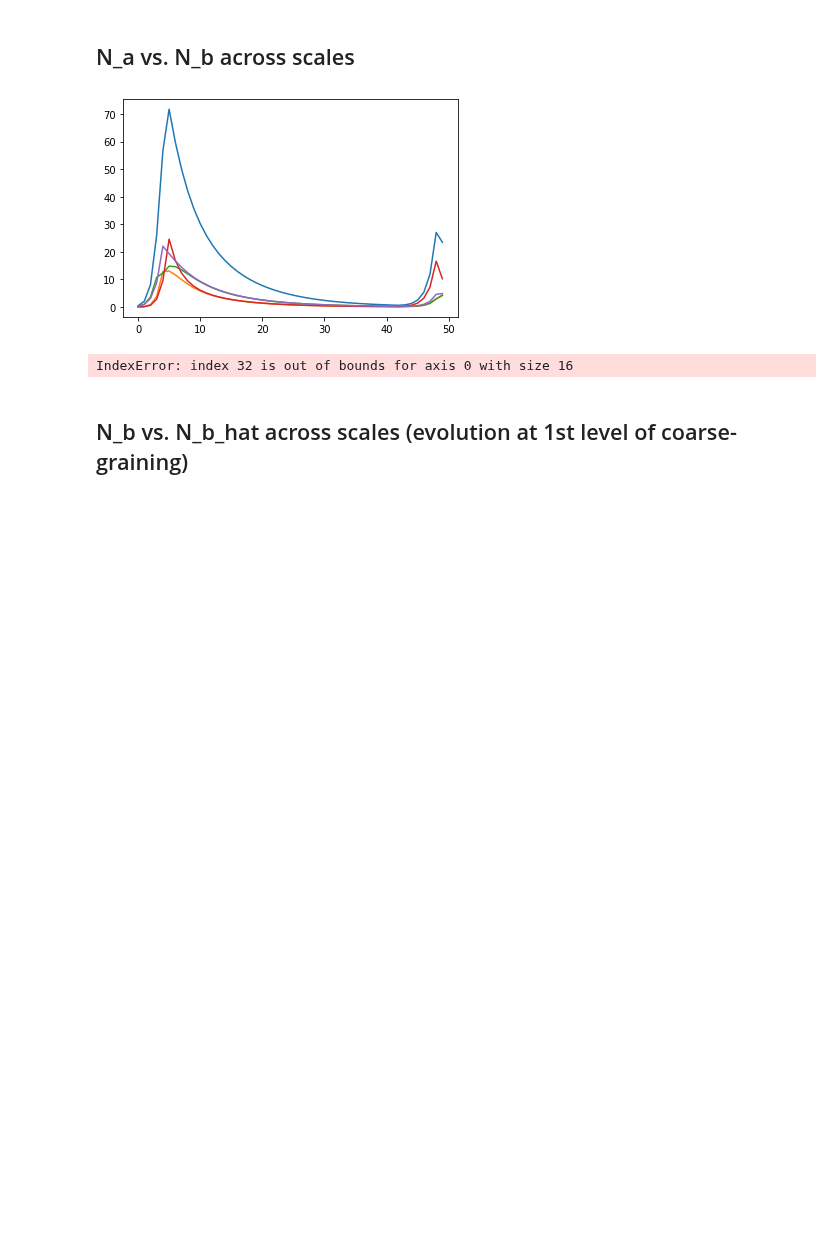
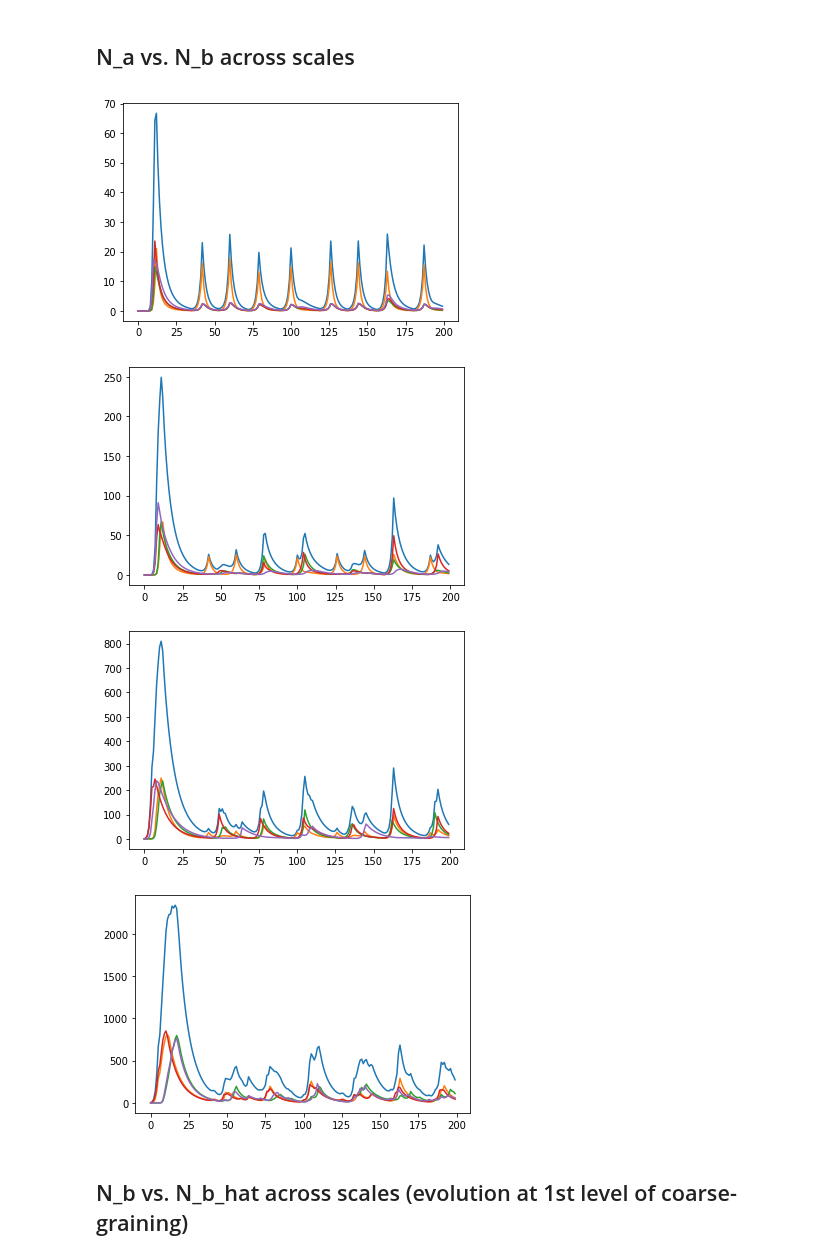
Before and after one commit to blakeelias/multi_scale_pandemic, a Jupyter notebook: viz_lock_down_10_0.1.ipynb, the cells around one changed output. Saved outputs shown, nothing was run; the diff lists cells and outputs as text; code cells hidden in the pictures; blank space fills up the shorter version.

Commit message:
Allow stochasticity

```diff
--- a/viz_lock_down_10_0.1.ipynb
+++ b/viz_lock_down_10_0.1.ipynb
@@ -32,10 +32,11 @@ results = evaluation.evaluate(
     projection_method=projections.Projections().sub_matrix_eigenvector,
     g_bas=g_bas,
     N_a_0=N_a,
-    num_steps=50,
+    num_steps=200,
     lock_down_threshold=10,
     re_open_threshold=0.1,
-    intervention_strategy=True)
+    intervention_strategy=True,
+    stochastic=False)
 # %%
 anim = visualize.animate_results(results)
 # %% [output]
@@ -44,10 +45,12 @@ anim = visualize.animate_results(results)
 ## N_a vs. N_b across scales
 # %%
 for i in range(len(g_bas)):
-    visualize.plot_case_counts_two_scales(results['N_bs'][i], results['N_bs'][i+1], 32, g_bas[i])
+    visualize.plot_case_counts_two_scales(results['N_bs'][i], results['N_bs'][i+1], 0, g_bas[i])
 # %% [output]
-[figure, old version]
+[figure, new version]
-IndexError: index 32 is out of bounds for axis 0 with size 16
+[figure, added]
+[figure, added]
+[figure, added]
 # %% [markdown]
 ## N_b vs. N_b_hat across scales (evolution at 1st level of coarse-graining)
 # %%
```
Also changed, not shown: parts of 1 cell of this notebook, 4 other files.
